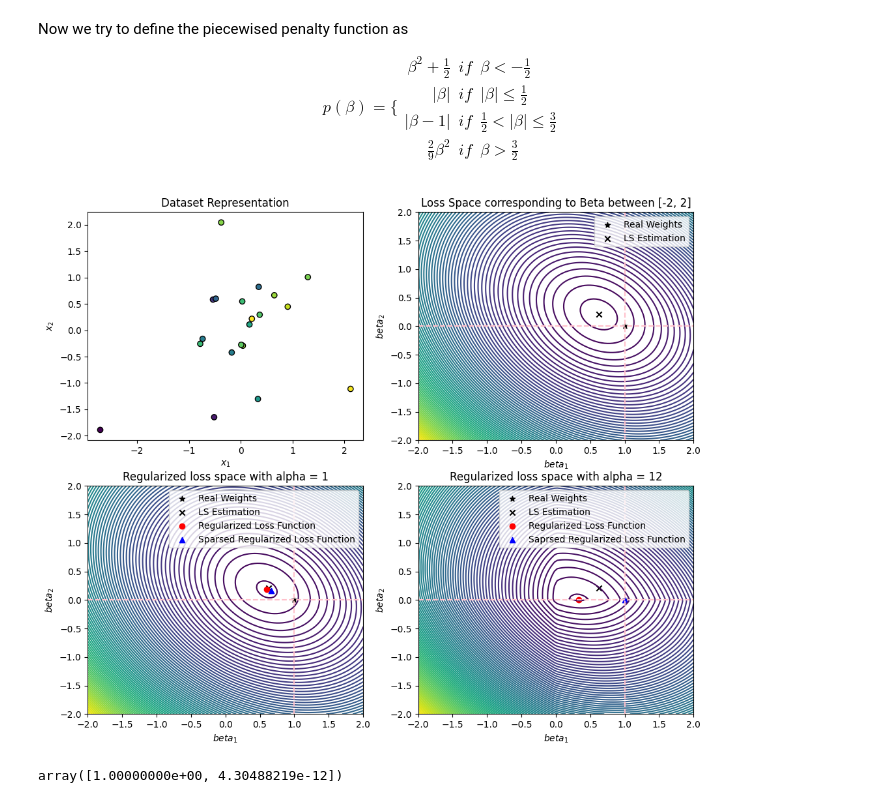
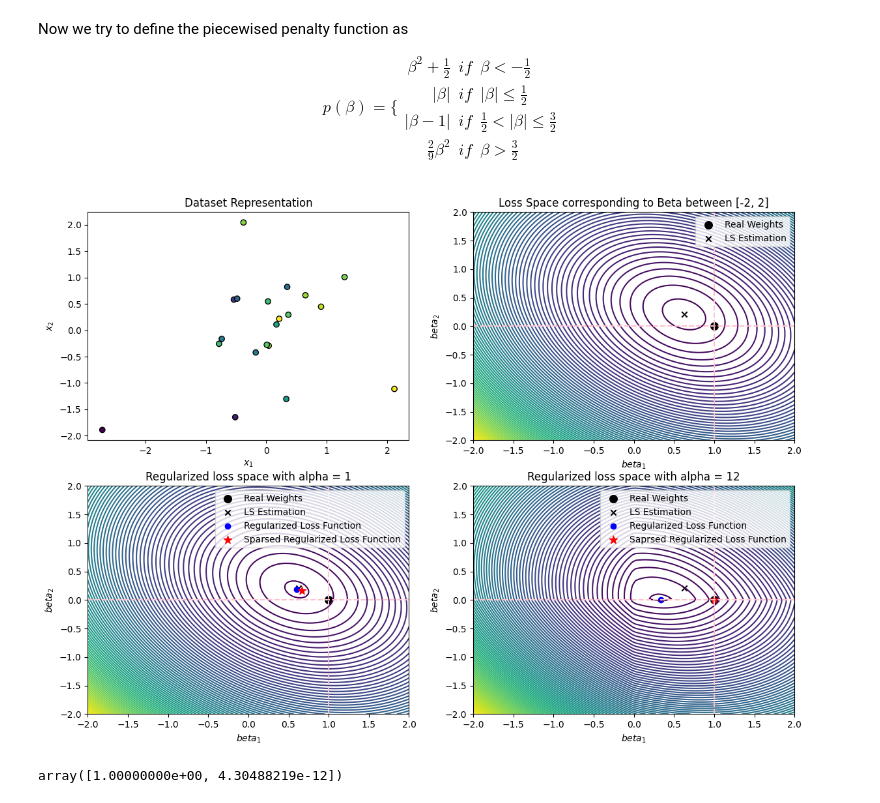
Before and after one commit to shahrzaddii/https---github.com-shahrzaddii-Sparsity, a Jupyter notebook: sparsity.ipynb, the cells around one changed output. Cells and saved outputs as stored; diff of their text form; code cells hidden in the pictures.

Commit message:
plots modified.

```diff
--- a/sparsity.ipynb
+++ b/sparsity.ipynb
@@ -146,7 +146,7 @@ def minimizer(error_function, alpha):
 # %%
 from matplotlib import pyplot as plt
 
-_, axs = plt.subplots(2, 2, figsize=(12, 10))
+_, axs = plt.subplots(2, 2, figsize=(14, 10))
 axs[0,0].scatter(x[:, 0], x[:, 1], c=y, edgecolors='black')
 axs[0,0].set_xlabel('$x_1$')
 axs[0,0].set_ylabel('$x_2$')
@@ -156,42 +156,42 @@ axs[0,0].title.set_text('Dataset Representation')
 axs[0,1].contour(_beta[:, 0].reshape(100, 100), _beta[:, 1].reshape(100, 100), squared_error(_beta).reshape(100, 100), levels=100)
 axs[0,1].vlines(1,-2,2,linestyles='--',colors='pink')
 axs[0,1].hlines(0,-2,2,linestyles='--',colors='pink')
-axs[0,1].scatter(beta[0], beta[1], marker='*', color='black', label='Real Weights')
+axs[0,1].scatter(beta[0], beta[1], marker='o', color='black', label='Real Weights', s=70)
 axs[0,1].scatter(beta_hat[0], beta_hat[1], marker='x', color='black', label='LS Estimation')
 axs[0,1].set_xlabel('$beta_1$')
 axs[0,1].set_ylabel('$beta_2$')
 axs[0,1].legend()
 axs[0,1].title.set_text('Loss Space corresponding to Beta between [-2, 2]')
 
 a = 1
 axs[1,0].contour(_beta[:, 0].reshape(100, 100), _beta[:, 1].reshape(100, 100), regularised_error(_beta,alpha=a).reshape(100, 100), levels=100)
 axs[1,0].vlines(1,-2,2,linestyles='--',colors='pink')
 axs[1,0].hlines(0,-2,2,linestyles='--',colors='pink')
-axs[1,0].scatter(beta[0], beta[1], marker='*', color='black', label='Real Weights')
+axs[1,0].scatter(beta[0], beta[1], marker='o', color='black', label='Real Weights', s=70)
 axs[1,0].scatter(beta_hat[0], beta_hat[1], marker='x', color='black', label='LS Estimation')
-axs[1,0].scatter(minimizer(regularised_error,alpha=a)[0], minimizer(regularised_error,alpha=a)[1], marker='o', color='red', label='Regularized Loss Function')
-axs[1,0].scatter(minimizer(sparsed_regularised_error,alpha=a)[0], minimizer(sparsed_regularised_error,alpha=a)[1], marker='^', color='blue', label='Sparsed Regularized Loss Function')
+axs[1,0].scatter(minimizer(regularised_error,alpha=a)[0], minimizer(regularised_error,alpha=a)[1], marker='o', color='blue', label='Regularized Loss Function')
+axs[1,0].scatter(minimizer(sparsed_regularised_error,alpha=a)[0], minimizer(sparsed_regularised_error,alpha=a)[1], marker='*', color='red', s=80, label='Sparsed Regularized Loss Function')
 axs[1,0].set_xlabel('$beta_1$')
 axs[1,0].set_ylabel('$beta_2$')
 axs[1,0].legend()
 axs[1,0].title.set_text('Regularized loss space with alpha = '+ str(a))
 
 a = 12
 axs[1,1].contour(_beta[:, 0].reshape(100, 100), _beta[:, 1].reshape(100, 100), regularised_error(_beta,alpha=a).reshape(100, 100), levels=100)
 axs[1,1].vlines(1,-2,2,linestyles='--',colors='pink')
 axs[1,1].hlines(0,-2,2,linestyles='--',colors='pink')
-axs[1,1].scatter(beta[0], beta[1], marker='*', color='black', label='Real Weights')
+axs[1,1].scatter(beta[0], beta[1], marker='o', color='black', label='Real Weights', s=70)
 axs[1,1].scatter(beta_hat[0], beta_hat[1], marker='x', color='black', label='LS Estimation')
-axs[1,1].scatter(minimizer(regularised_error,alpha=a)[0], minimizer(regularised_error,alpha=a)[1], marker='o', color='red', label='Regularized Loss Function')
-axs[1,1].scatter(minimizer(sparsed_regularised_error,alpha=a)[0], minimizer(sparsed_regularised_error,alpha=a)[1], marker='^', color='blue', label='Saprsed Regularized Loss Function')
+axs[1,1].scatter(minimizer(regularised_error,alpha=a)[0], minimizer(regularised_error,alpha=a)[1], marker='o', color='blue', label='Regularized Loss Function')
+axs[1,1].scatter(minimizer(sparsed_regularised_error,alpha=a)[0], minimizer(sparsed_regularised_error,alpha=a)[1], marker='*', color='red', s=80, label='Saprsed Regularized Loss Function')
 axs[1,1].set_xlabel('$beta_1$')
 axs[1,1].set_ylabel('$beta_2$')
 axs[1,1].legend()
 axs[1,1].title.set_text('Regularized loss space with alpha = ' + str(a))
 
 plt.show()
 # %% [output]
-[figure, old version]
+[figure, new version]
 # %%
 minimizer(sparsed_regularised_error,alpha=a)
 # %% [output]
```
